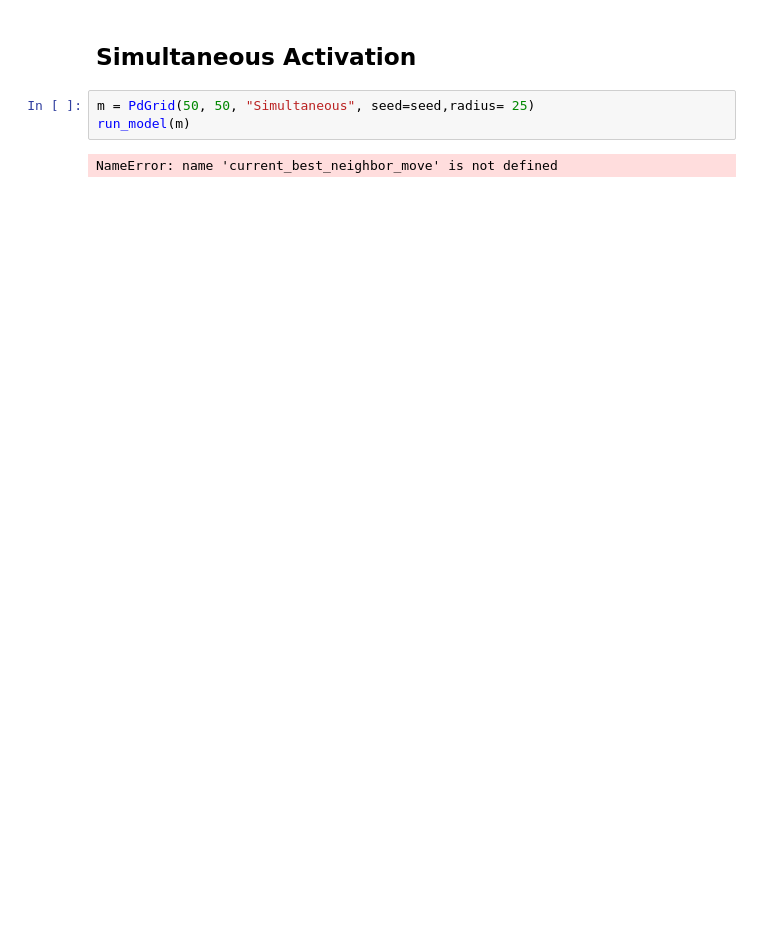
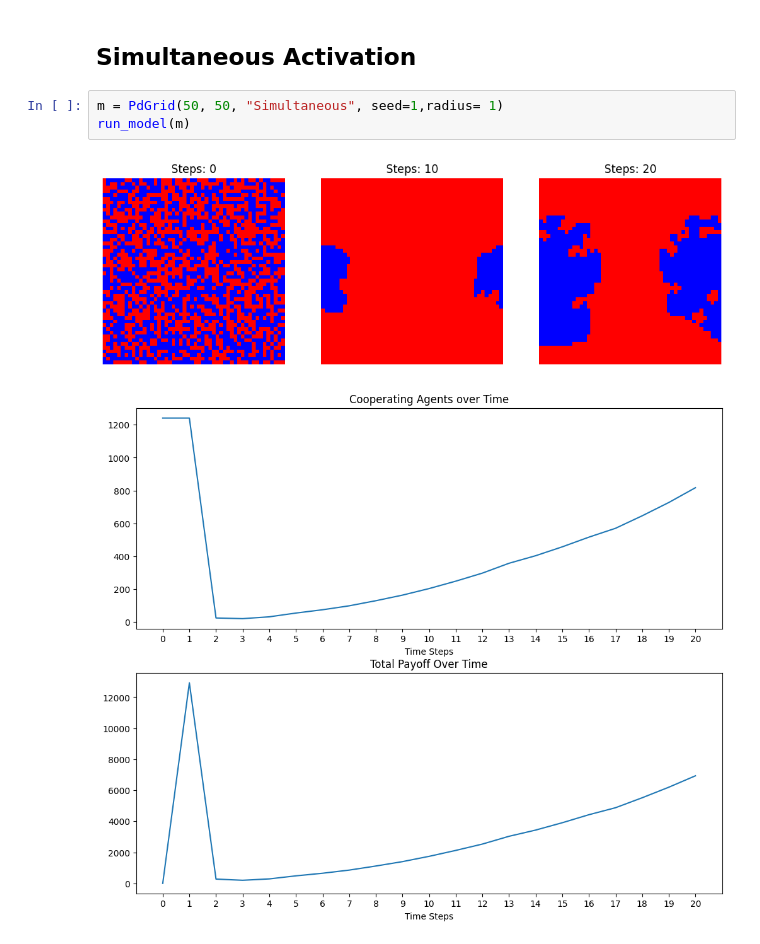
Before and after one commit to nalinbhatt/MACSS-40550-Assignment2, a Jupyter notebook: PD_Grid/analysis.ipynb, the cells around one changed output. Saved outputs shown, nothing was run; the diff lists cells and outputs as text; blank space fills up the shorter version.

```diff
--- a/PD_Grid/analysis.ipynb
+++ b/PD_Grid/analysis.ipynb
@@ -133,10 +145,11 @@ run_model(m)
 # %% [markdown]
 ## Simultaneous Activation
 # %%
-m = PdGrid(50, 50, "Simultaneous", seed=seed,radius= 25)
+m = PdGrid(50, 50, "Simultaneous", seed=1,radius= 1)
 run_model(m)
 # %% [output]
-NameError: name 'current_best_neighbor_move' is not defined
+[figure, added]
+[figure, added]
 # %%
 
 m = PdGrid(50, 50, "Simultaneous", seed = seed, radius= 3)
```
Also changed, not shown: parts of 6 cells of this notebook, 1 other file.
